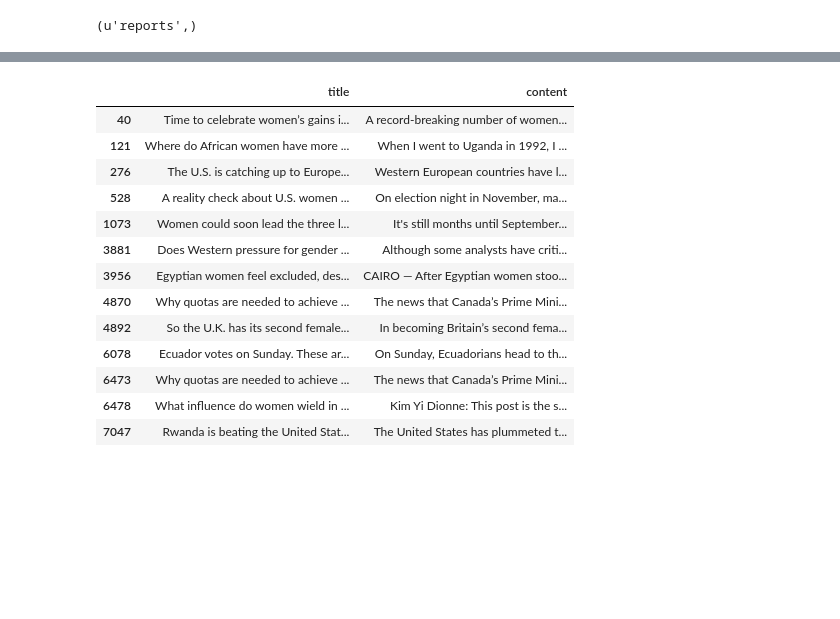
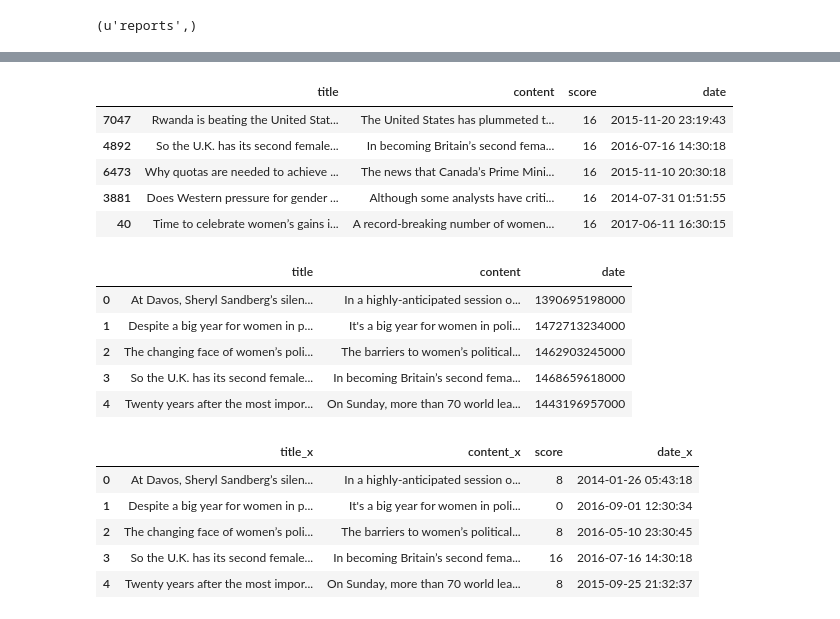
Before and after one commit to arrgee23/WapoDataMining, a Jupyter notebook: python-interface/compare_results.ipynb, the cells around one changed output, grey strips where cells are left out. Saved outputs shown, nothing was run; the diff lists cells and outputs as text; code cells hidden in the pictures; blank space fills up the shorter version.

```diff
--- a/python-interface/compare_results.ipynb
+++ b/python-interface/compare_results.ipynb
@@ -80,17 +223,33 @@ myresult_df[cols]
-# %%
-actual_result_df[cols]
-# %% [output]
-|  | title | content |
-| 40 | Time to celebrate women’s gains i... | A record-breaking number of women... |
-| 121 | Where do African women have more ... | When I went to Uganda in 1992, I ... |
-| 276 | The U.S. is catching up to Europe... | Western European countries have l... |
-| 528 | A reality check about U.S. women ... | On election night in November, ma... |
-| 1073 | Women could soon lead the three l... | It's still months until September... |
-| 3881 | Does Western pressure for gender ... | Although some analysts have criti... |
-| 3956 | Egyptian women feel excluded, des... | CAIRO — After Egyptian women stoo... |
-| 4870 | Why quotas are needed to achieve ... | The news that Canada’s Prime Mini... |
-| 4892 | So the U.K. has its second female... | In becoming Britain’s second fema... |
-| 6078 | Ecuador votes on Sunday. These ar... | On Sunday, Ecuadorians head to th... |
-| 6473 | Why quotas are needed to achieve ... | The news that Canada’s Prime Mini... |
-| 6478 | What influence do women wield in ... | Kim Yi Dionne: This post is the s... |
-| 7047 | Rwanda is beating the United Stat... | The United States has plummeted t... |
+# %%
+cols3 = ["title","content","score","date"]
+#actual_result_df[cols3].sort_values(by="score",ascending=False)[0:5]
+top5 = actual_result_df.sort_values(by="score",ascending=False)[0:5]
+top5[cols3]
+# %% [output]
+|  | title | content | score | date |
+| 7047 | Rwanda is beating the United Stat... | The United States has plummeted t... | 16 | 2015-11-20 23:19:43 |
+| 4892 | So the U.K. has its second female... | In becoming Britain’s second fema... | 16 | 2016-07-16 14:30:18 |
+| 6473 | Why quotas are needed to achieve ... | The news that Canada’s Prime Mini... | 16 | 2015-11-10 20:30:18 |
+| 3881 | Does Western pressure for gender ... | Although some analysts have criti... | 16 | 2014-07-31 01:51:55 |
+| 40 | Time to celebrate women’s gains i... | A record-breaking number of women... | 16 | 2017-06-11 16:30:15 |
+# %%
+cols2 = ["title","content","date"]
+myresult_df[cols2]
+# %% [output]
+|  | title | content | date |
+| 0 | At Davos, Sheryl Sandberg’s silen... | In a highly-anticipated session o... | 1390695198000 |
+| 1 | Despite a big year for women in p... | It's a big year for women in poli... | 1472713234000 |
+| 2 | The changing face of women’s poli... | The barriers to women’s political... | 1462903245000 |
+| 3 | So the U.K. has its second female... | In becoming Britain’s second fema... | 1468659618000 |
+| 4 | Twenty years after the most impor... | On Sunday, more than 70 world lea... | 1443196957000 |
+# %%
+p = pd.merge(actual_result_df,myresult_df, on='id', how='inner')
+cols4 = ["title_x","content_x","score","date_x"]
+p[cols4]
+# %% [output]
+|  | title_x | content_x | score | date_x |
+| 0 | At Davos, Sheryl Sandberg’s silen... | In a highly-anticipated session o... | 8 | 2014-01-26 05:43:18 |
+| 1 | Despite a big year for women in p... | It's a big year for women in poli... | 0 | 2016-09-01 12:30:34 |
+| 2 | The changing face of women’s poli... | The barriers to women’s political... | 8 | 2016-05-10 23:30:45 |
+| 3 | So the U.K. has its second female... | In becoming Britain’s second fema... | 16 | 2016-07-16 14:30:18 |
+| 4 | Twenty years after the most impor... | On Sunday, more than 70 world lea... | 8 | 2015-09-25 21:32:37 |
```
Also changed, not shown: parts of 15 cells of this notebook, 42 other files.
